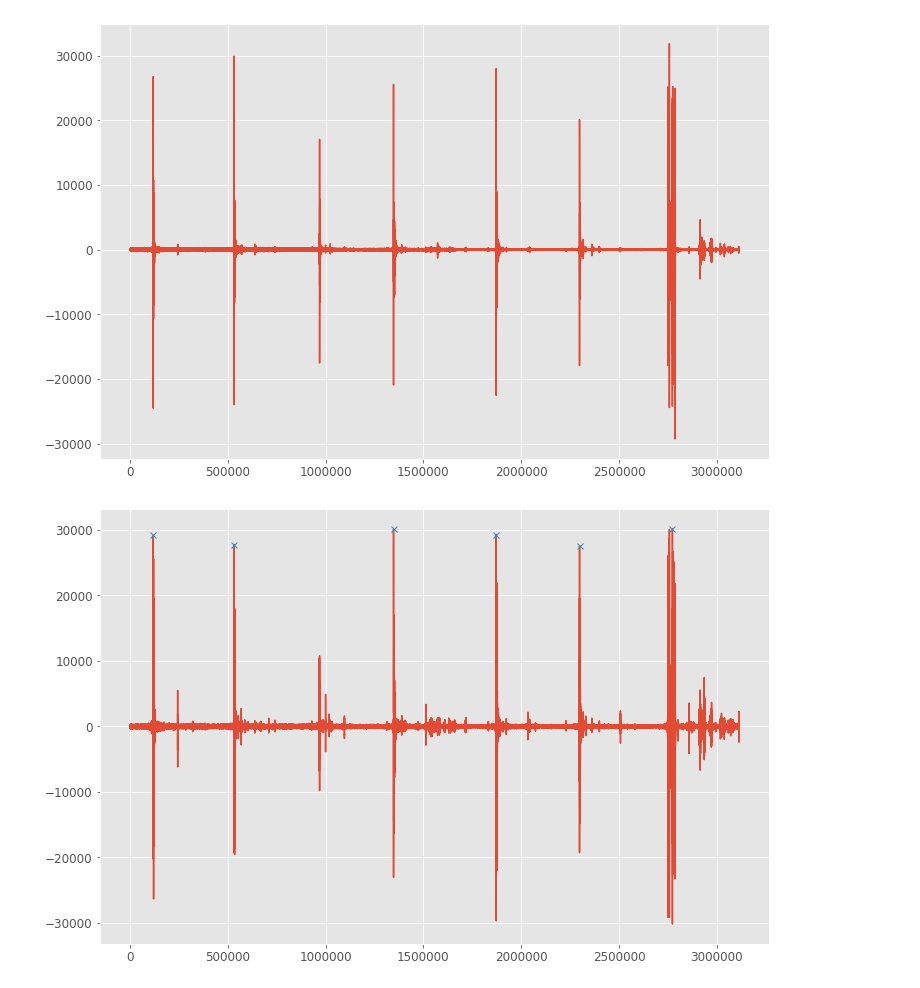
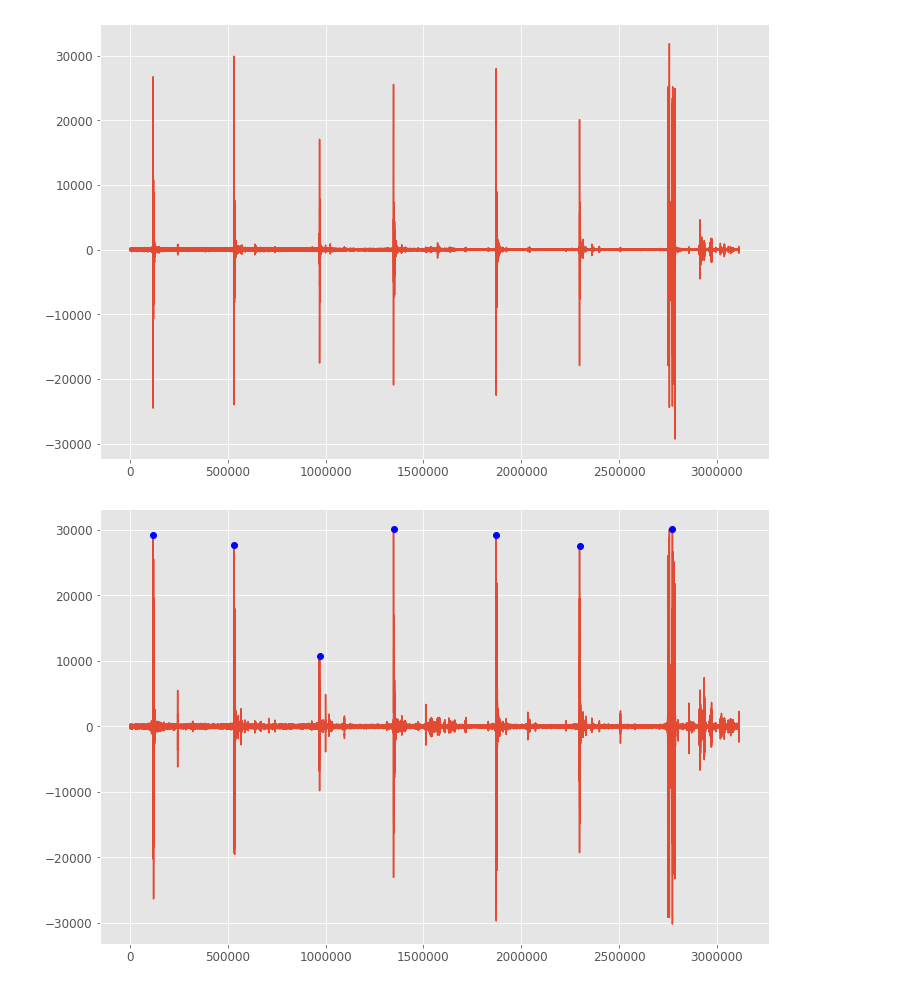
Before and after one commit to vitorpohlenz/AudioAnalisysML, a Jupyter notebook: AudioClassifier.ipynb, the cells around one changed output. Cells and saved outputs as stored; diff of their text form; code cells hidden in the pictures.

```diff
--- a/AudioClassifier.ipynb
+++ b/AudioClassifier.ipynb
@@ -105,9 +120,9 @@ plt.plot(x[1:]-x[:-1])
 [figure]
 # %%
 # Rule of thumb to find peaks
-peaks, _ = find_peaks(x, height= 3*RMS(x)**2 ,distance=2*fs)
+peaks, _ = find_peaks(x, height= 2*RMS(x)**2 ,distance=2*fs)
 plt.plot(x)
-plt.plot(peaks, x[peaks], "x")
+plt.plot(peaks, x[peaks], "bo")
 plt.show()
 # %% [output]
-[figure, old version]
+[figure, new version]
```
Also changed, not shown: parts of 4 cells of this notebook.
